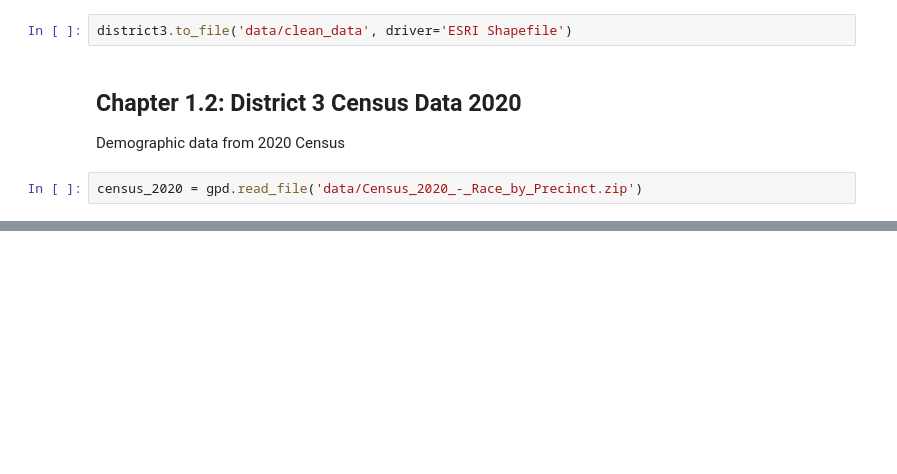
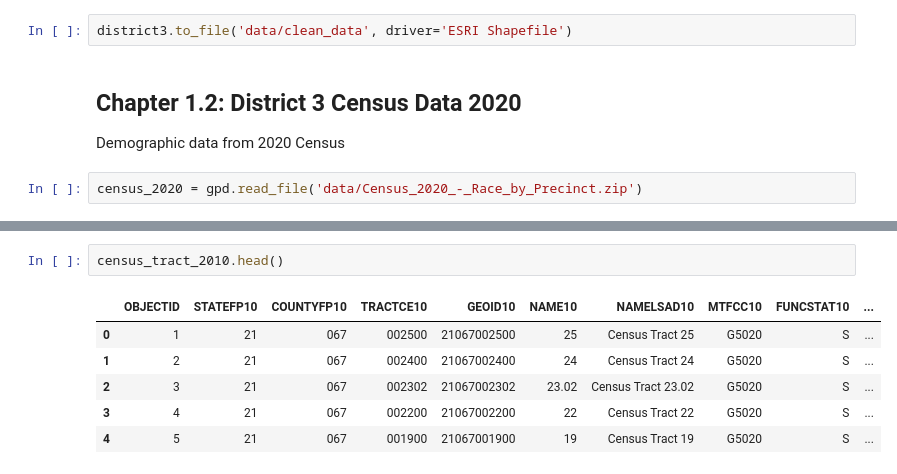
Before and after one commit to RealCaddish/lexington_districts, a Jupyter notebook: lexDistricts.ipynb, the cells around one changed output, grey strips where cells are left out. Cells and saved outputs as stored; diff of their text form; blank space fills up the shorter version.

```diff
--- a/lexDistricts.ipynb
+++ b/lexDistricts.ipynb
@@ -479,0 +489,9 @@ gpd.read_file()
+# %%
+census_tract_2010.head()
+# %% [output]
+|  | OBJECTID | STATEFP10 | COUNTYFP10 | TRACTCE10 | GEOID10 | NAME10 | NAMELSAD10 | MTFCC10 | FUNCSTAT10 | ... |
+| 0 | 1 | 21 | 067 | 002500 | 21067002500 | 25 | Census Tract 25 | G5020 | S | ... |
+| 1 | 2 | 21 | 067 | 002400 | 21067002400 | 24 | Census Tract 24 | G5020 | S | ... |
+| 2 | 3 | 21 | 067 | 002302 | 21067002302 | 23.02 | Census Tract 23.02 | G5020 | S | ... |
+| 3 | 4 | 21 | 067 | 002200 | 21067002200 | 22 | Census Tract 22 | G5020 | S | ... |
+| 4 | 5 | 21 | 067 | 001900 | 21067001900 | 19 | Census Tract 19 | G5020 | S | ... |
```
Also changed, not shown: parts of 40 cells of this notebook, 3 other files.
